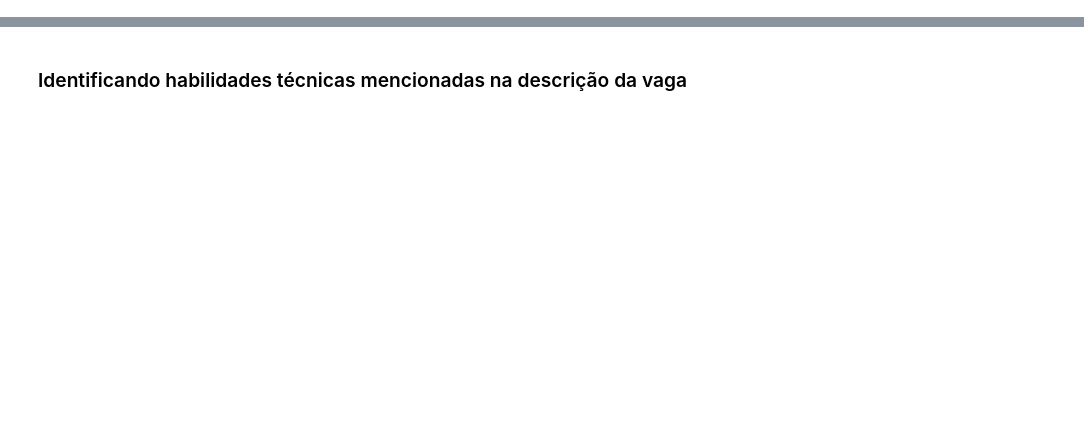
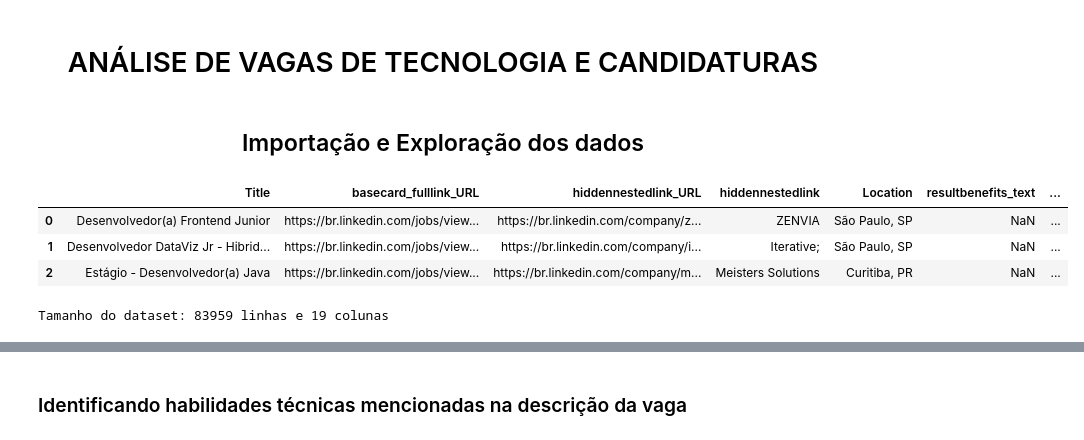
Before and after one commit to larissalemos/vagas_tech_brasil, a Jupyter notebook: vagas_brasil.ipynb, the cells around one changed output, grey strips where cells are left out. Cells and saved outputs as stored; diff of their text form; code cells hidden in the pictures; blank space fills up the shorter version.

```diff
--- a/vagas_brasil.ipynb
+++ b/vagas_brasil.ipynb
@@ -79,0 +1,4 @@ valores_unicos_level
+# %% [markdown]
+# <center>ANÁLISE DE VAGAS DE TECNOLOGIA E CANDIDATURAS
+# %% [markdown]
+## <center>Importação e Exploração dos dados
@@ -79,0 +14,15 @@ valores_unicos_level
+# %%
+# Importando a base de dados
+
+df = pd.read_csv('vagas.csv')
+df.head(3)
+# %% [output]
+|  | Title | basecard_fulllink_URL | hiddennestedlink_URL | hiddennestedlink | Location | resultbenefits_text | ... |
+| 0 | Desenvolvedor(a) Frontend Junior | https://br.linkedin.com/jobs/view... | https://br.linkedin.com/company/z... | ZENVIA | São Paulo, SP | NaN | ... |
+| 1 | Desenvolvedor DataViz Jr - Hibrid... | https://br.linkedin.com/jobs/view... | https://br.linkedin.com/company/i... | Iterative; | São Paulo, SP | NaN | ... |
+| 2 | Estágio - Desenvolvedor(a) Java | https://br.linkedin.com/jobs/view... | https://br.linkedin.com/company/m... | Meisters Solutions | Curitiba, PR | NaN | ... |
+# %%
+# Verificando o tamanho do dataset
+print(f'Tamanho do dataset: {df.shape[0]} linhas e {df.shape[1]} colunas')
+# %% [output]
+Tamanho do dataset: 83959 linhas e 19 colunas
```
Also changed, not shown: parts of 101 cells of this notebook, 2 other files.
